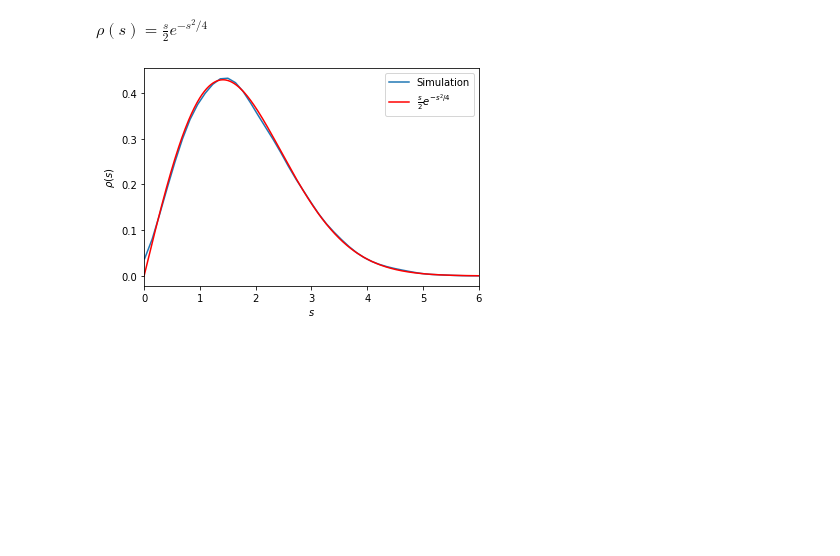
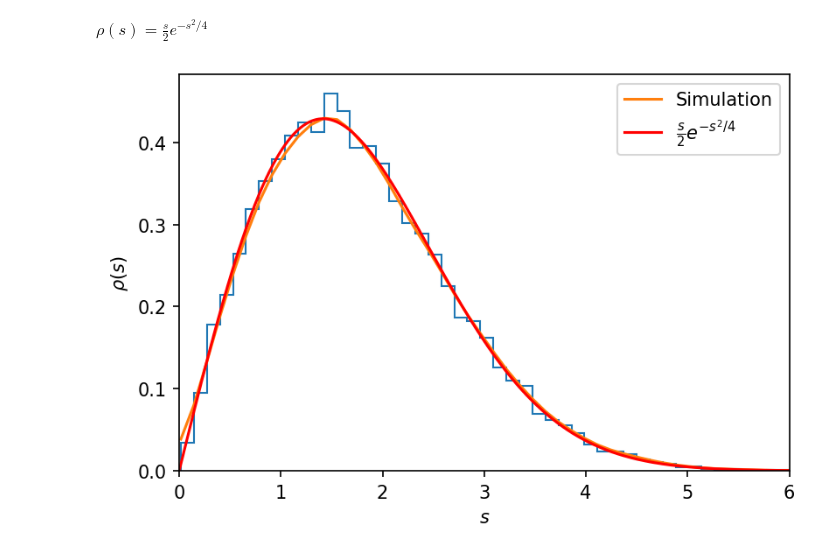
Before and after one commit to ahmadiphy/RMT, a Jupyter notebook: RMT-L04(Wigner’s surmise).ipynb, the cells around one changed output. Drawn from its saved outputs; the diff is of its cells as text; code cells hidden in the pictures; blank space fills up the shorter version.

```diff
--- a/RMT-L04(Wigner’s surmise).ipynb
+++ b/RMT-L04(Wigner’s surmise).ipynb
@@ -4,6 +4,8 @@
 import numpy as np
 from numpy import linalg as LA
 import matplotlib.pyplot as plt
+import matplotlib as mpl
+mpl.rcParams['figure.dpi'] = 150
 import scipy.stats as stats
 # %%
 class RMT1():
@@ -93,15 +95,16 @@ tps = []
 for i in range(len(ts)):
     tps.append(ws(ts[i]))
 # %%
+n, x, _ = plt.hist(s, bins=50, histtype=u'step', density=True)
 density = stats.gaussian_kde(s)
 density.covariance_factor = lambda : 0.2
 density._compute_covariance()
 plt.plot(x, density(x), label='Simulation')
 plt.plot(ts, tps, color='red', label=r'$\frac{s}{2} e^{-s^2/4}$')
 plt.legend()
 plt.xlim(0, 6)
 plt.xlabel('$s$')
 plt.ylabel(r'$\rho(s)$')
 plt.show()
 # %% [output]
-[figure, old version]
+[figure, new version]
```
Also changed, not shown: parts of 7 cells of this notebook.
